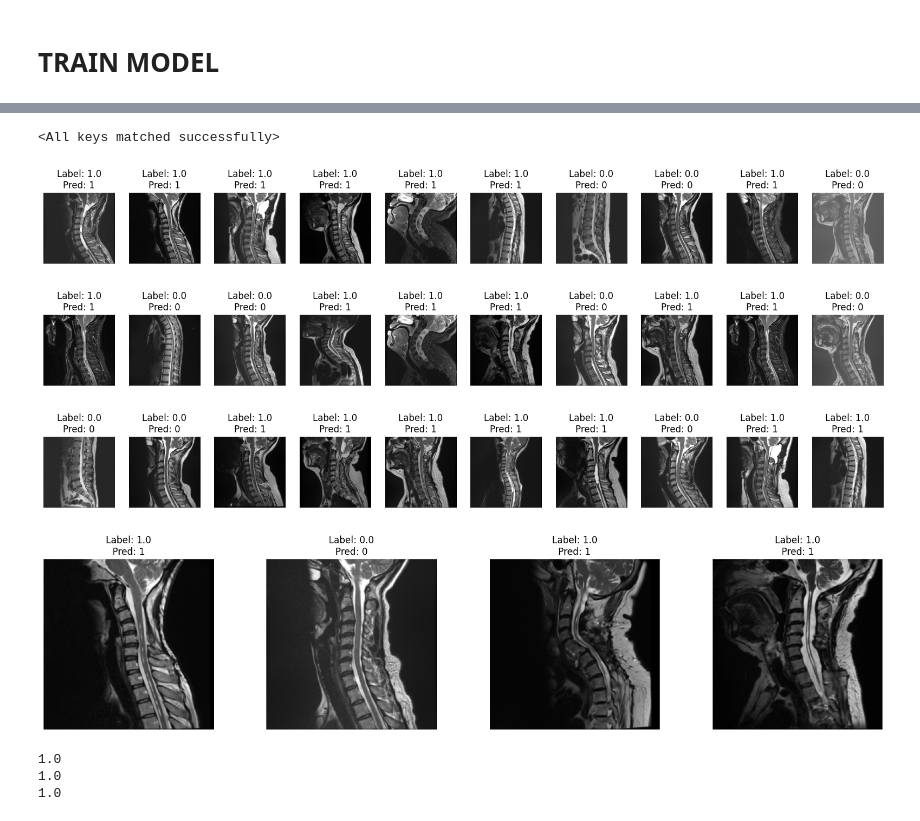
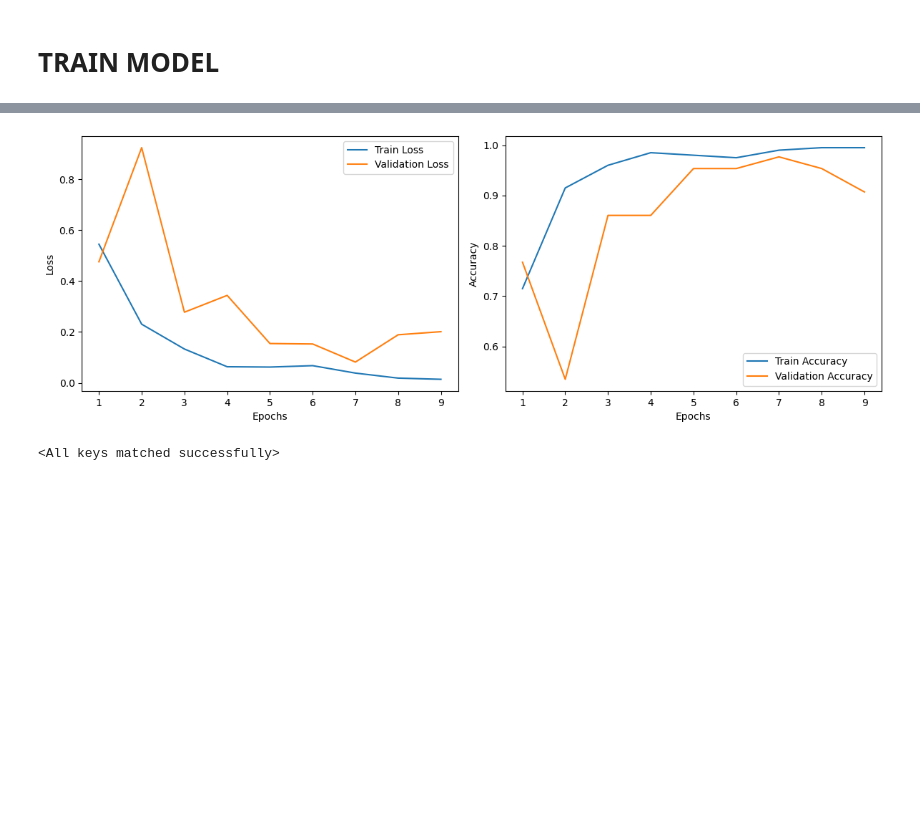
Before and after one commit to LocHuynh2811/Taiwan_Spine-MRI-DL, a Jupyter notebook: Kaggle/spine-mri-dl.ipynb, the cells around one changed output, grey strips where cells are left out. Cells and saved outputs as stored; diff of their text form; code cells hidden in the pictures; blank space fills up the shorter version.

```diff
--- a/Kaggle/spine-mri-dl.ipynb
+++ b/Kaggle/spine-mri-dl.ipynb
@@ -587,0 +686,2 @@ Early stopping
+# %%
+resnet_metrics_df, resnet_train_losses, resnet_val_losses, resnet_train_accuracies, resnet_val_accuracies = train_model(resnet_model, spine_train_loader, spine_val_loader, resnet_optimizer, resnet_loss_fn, device, save_path= 'resnet_model_best_early_stopping.pth')
@@ -625,2 +726,6 @@ plt.show()
+# %%
+plot_metrics(resnet_train_losses, resnet_val_losses, resnet_train_accuracies, resnet_val_accuracies)
+# %% [output]
+[figure, added]
 # %%
 # Load the best model
@@ -628,68 +734,2 @@ spine_model.load_state_dict(torch.load('model_best_stage1.pth'))
 # %% [output]
 <All keys matched successfully>
-# %%
-# Function to show an image
-def imshow(img, title=None):
-    """Function to show an image"""
-    img = img / 2 + 0.5  # unnormalize
-    npimg = img.numpy()
-    plt.imshow(np.transpose(npimg, (1, 2, 0)))
-    if title is not None:
-        plt.title(title)
-    plt.show()
-
-# Function to show a grid of images with their predicted labels
-def show_images_with_predictions(images, labels, preds, num_images=10):
-    """Function to show images with their predicted labels"""
-    num_images = min(num_images, len(images))  # Adjust num_images if fewer images are available
-    images = images[:num_images]  # Get the first num_images images
-    labels = labels[:num_images]
-    preds = preds[:num_images]
-
-    fig, axes = plt.subplots(1, num_images, figsize=(20, 4))
-    for idx in range(num_images):
-        ax = axes[idx]
-        img = images[idx] / 2 + 0.5  # unnormalize
-        npimg = img.numpy()
-        ax.imshow(np.transpose(npimg, (1, 2, 0)))
-        label = labels[idx].item()
-        pred = preds[idx].item()
-        ax.set_title(f"Label: {label}\nPred: {pred}")
-        ax.axis('off')
-    plt.show()
-
-# Use the validation dataset to predict and generate confusion matrix
-spine_model.eval()
-all_labels = []
-all_preds = []
-
-with torch.no_grad():
-    for batch in spine_val_loader:
-        images = batch['image'].to(device)
-        labels = batch['label'].to(device).float().unsqueeze(1)
-        outputs = spine_model(images)
-        preds = torch.sigmoid(outputs)
-        predicted = (preds > 0.5).long()
-
-        all_labels.extend(labels.cpu().numpy())
-        all_preds.extend(predicted.cpu().numpy())
-
-        # Show images with predictions
-        show_images_with_predictions(images.cpu(), labels.cpu(), predicted.cpu(), num_images=10)
-# %% [output]
-[figure, removed]
-[figure, removed]
-[figure, removed]
-[figure, removed]
-# %%
-precision = precision_score(all_labels, all_preds)
-recall = recall_score(all_labels, all_preds)
-f1 = f1_score(all_labels, all_preds)
-
-print(precision)
-print(recall)
-print(f1)
-# %% [output]
-1.0
-1.0
-1.0
```
Also changed, not shown: parts of 36 cells of this notebook.
